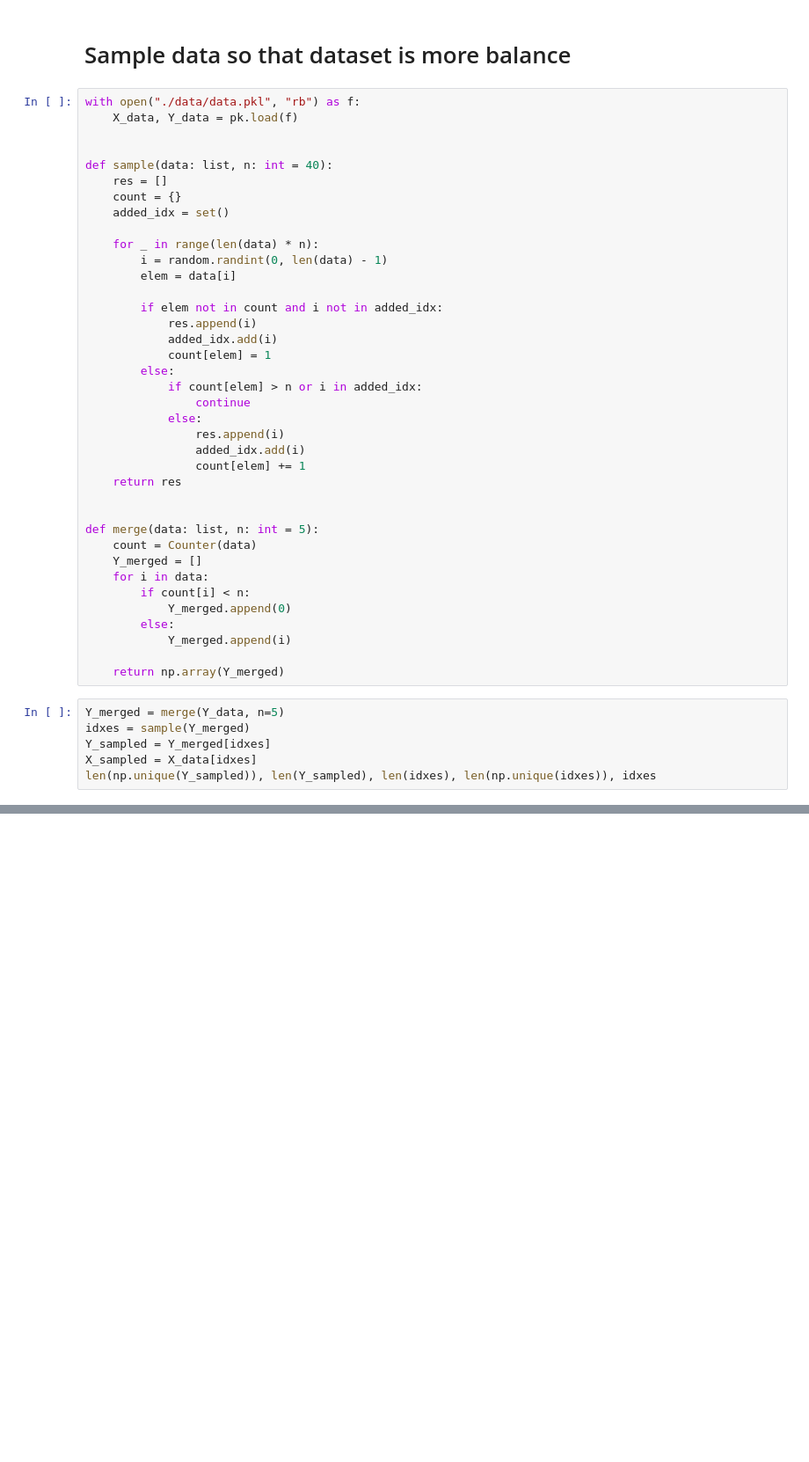
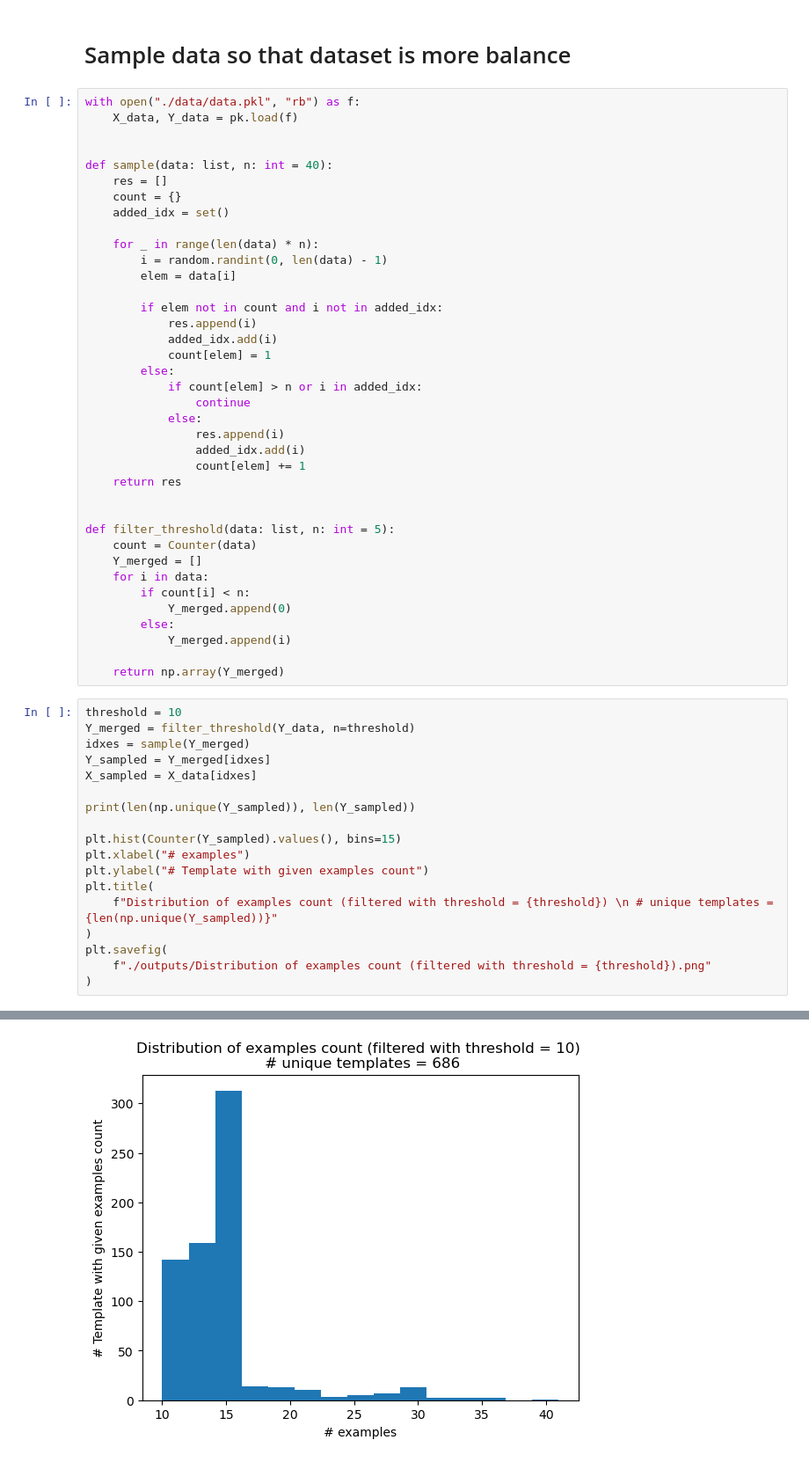
Before and after one commit to lehoangchibach/gif_analytics, a Jupyter notebook: notebooks/preprocessing.ipynb, the cells around one changed output, grey strips where cells are left out. Shown at 88% size. Saved outputs shown, nothing was run; the diff lists cells and outputs as text; blank space fills up the shorter version.

```diff
--- a/notebooks/preprocessing.ipynb
+++ b/notebooks/preprocessing.ipynb
@@ -120,7 +111,7 @@ def sample(data: list, n: int = 40):
     return res
 
 
-def merge(data: list, n: int = 5):
+def filter_threshold(data: list, n: int = 5):
     count = Counter(data)
     Y_merged = []
     for i in data:
@@ -131,9 +122,21 @@ def merge(data: list, n: int = 5):
 
     return np.array(Y_merged)
 # %%
-Y_merged = merge(Y_data, n=5)
+threshold = 10
+Y_merged = filter_threshold(Y_data, n=threshold)
 idxes = sample(Y_merged)
 Y_sampled = Y_merged[idxes]
 X_sampled = X_data[idxes]
-len(np.unique(Y_sampled)), len(Y_sampled), len(idxes), len(np.unique(idxes)), idxes
+
+print(len(np.unique(Y_sampled)), len(Y_sampled))
+
+plt.hist(Counter(Y_sampled).values(), bins=15)
+plt.xlabel("# examples")
+plt.ylabel("# Template with given examples count")
+plt.title(
+    f"Distribution of examples count (filtered with threshold = {threshold}) \n # unique templates = {len(np.unique(Y_sampled))}"
+)
+plt.savefig(
+    f"./outputs/Distribution of examples count (filtered with threshold = {threshold}).png"
+)
 # %% [output]
@@ -156,0 +144 @@ len(np.unique(Y_sampled)), len(Y_sampled), len(idxes), len(np.unique(idxes)), id
+[figure, added]
```
Also changed, not shown: parts of 9 cells of this notebook, 2 other files.
